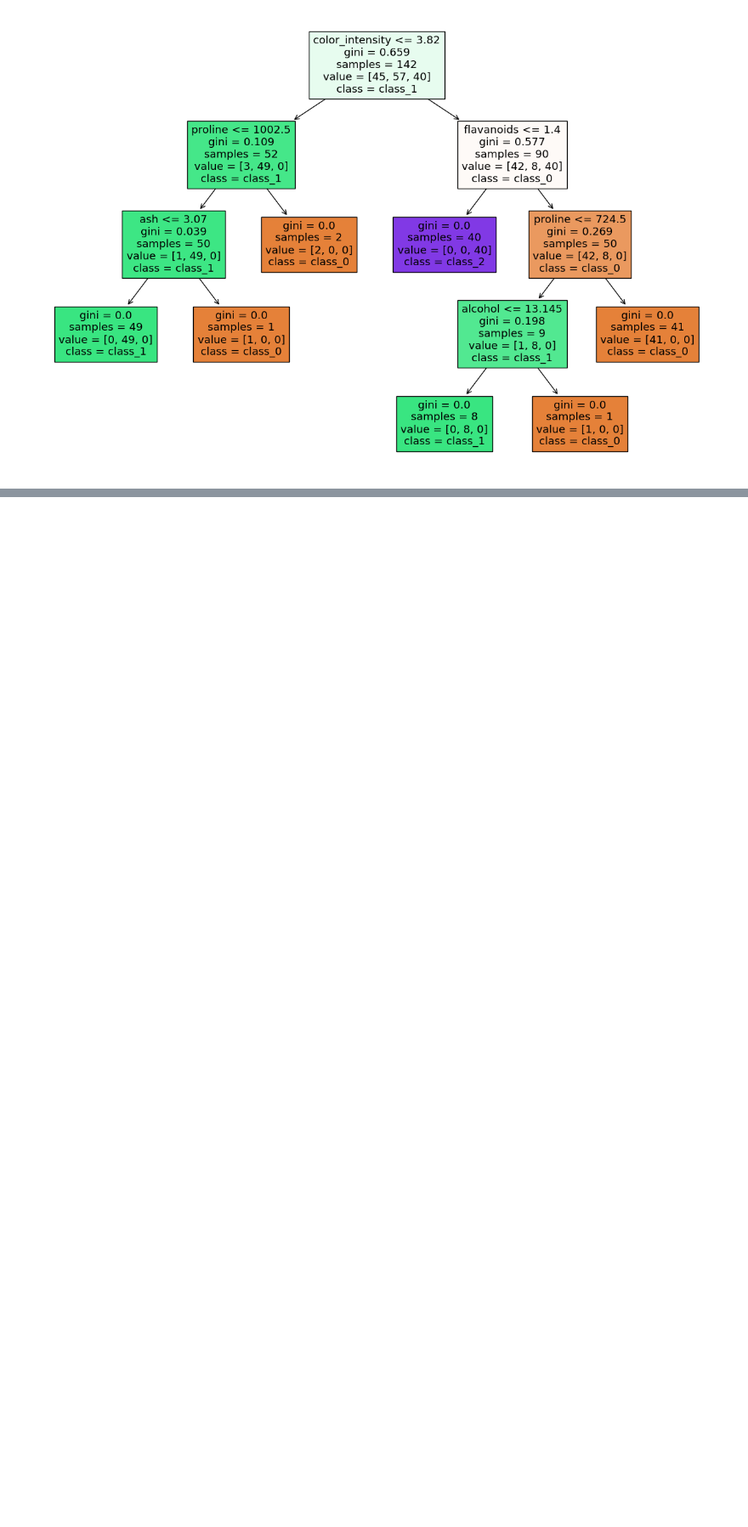
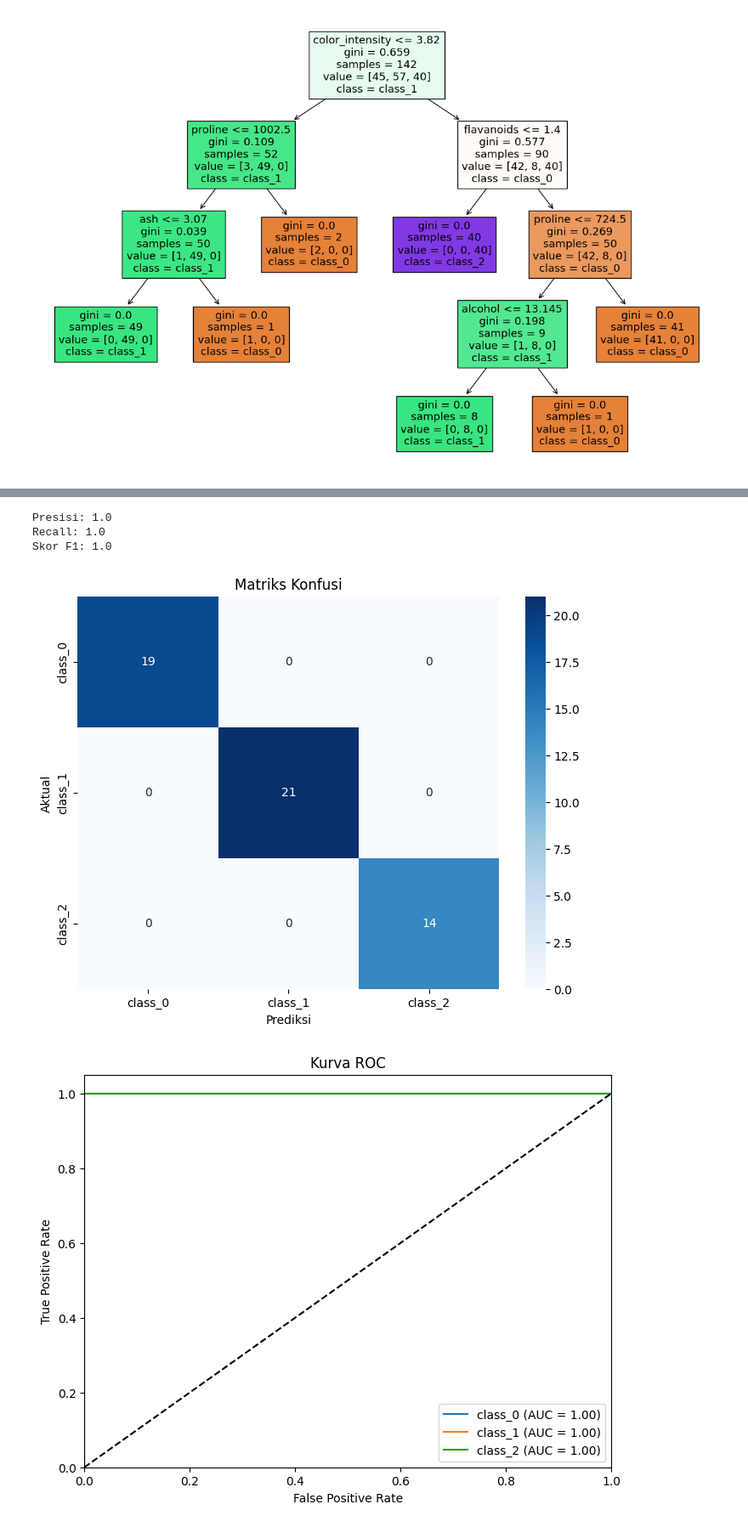
Before and after one commit to UJANGHERLAN/Mechine-Learning, a Jupyter notebook: Sesi 6/TUgas6_EvaluasiKlasifikasi.ipynb, the cells around one changed output, grey strips where cells are left out. Shown at 85% size. Saved outputs shown, nothing was run; the diff lists cells and outputs as text; code cells hidden in the pictures; blank space fills up the shorter version.

```diff
--- a/Sesi 6/TUgas6_EvaluasiKlasifikasi.ipynb
+++ b/Sesi 6/TUgas6_EvaluasiKlasifikasi.ipynb
@@ -134,0 +59,68 @@ F1 Score: 0.86
+# %%
+from sklearn.datasets import load_wine
+from sklearn.model_selection import train_test_split
+from sklearn.ensemble import RandomForestClassifier
+from sklearn.metrics import precision_score, recall_score, f1_score, confusion_matrix, roc_curve, auc
+import matplotlib.pyplot as plt
+import seaborn as sns
+
+# Memuat dataset wine
+wine = load_wine()
+X = wine.data
+y = wine.target
+
+# Membagi dataset menjadi training set dan test set
+X_train, X_test, y_train, y_test = train_test_split(X, y, test_size=0.3, random_state=42)
+
+# Melatih model Random Forest Classifier
+clf = RandomForestClassifier()
+clf.fit(X_train, y_train)
+
+# Membuat prediksi
+y_pred = clf.predict(X_test)
+
+# Hitung presisi
+precision = precision_score(y_test, y_pred, average='weighted')
+print("Presisi:", precision)
+
+# Hitung recall
+recall = recall_score(y_test, y_pred, average='weighted')
+print("Recall:", recall)
+
+# Hitung skor F1
+f1 = f1_score(y_test, y_pred, average='weighted')
+print("Skor F1:", f1)
+
+# Plot matriks konfusi
+conf_matrix = confusion_matrix(y_test, y_pred)
+plt.figure(figsize=(8, 6))
+sns.heatmap(conf_matrix, annot=True, fmt="d", cmap="Blues", xticklabels=wine.target_names, yticklabels=wine.target_names)
+plt.xlabel('Prediksi')
+plt.ylabel('Aktual')
+plt.title('Matriks Konfusi')
+plt.show()
+
+# Plot Kurva ROC
+y_prob = clf.predict_proba(X_test)
+fpr, tpr, roc_auc = {}, {}, {}
+for i in range(len(wine.target_names)):
+    fpr[i], tpr[i], _ = roc_curve(y_test, y_prob[:, i], pos_label=i)
+    roc_auc[i] = auc(fpr[i], tpr[i])
+
+plt.figure(figsize=(8, 6))
+for i in range(len(wine.target_names)):
+    plt.plot(fpr[i], tpr[i], label=f'{wine.target_names[i]} (AUC = {roc_auc[i]:0.2f})')
+plt.plot([0, 1], [0, 1], color='black', linestyle='--')
+plt.xlim([0.0, 1.0])
+plt.ylim([0.0, 1.05])
+plt.xlabel('False Positive Rate')
+plt.ylabel('True Positive Rate')
+plt.title('Kurva ROC')
+plt.legend(loc="lower right")
+plt.show()
+# %% [output]
+Presisi: 1.0
+Recall: 1.0
+Skor F1: 1.0
+[figure, added]
+[figure, added]
```
Also changed, not shown: parts of 1 cell of this notebook.
